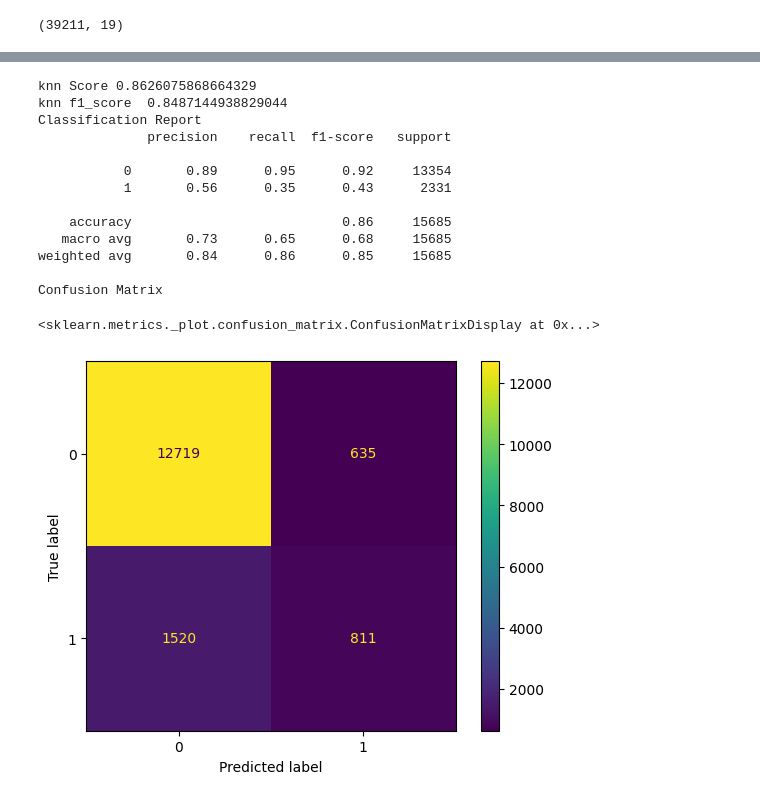
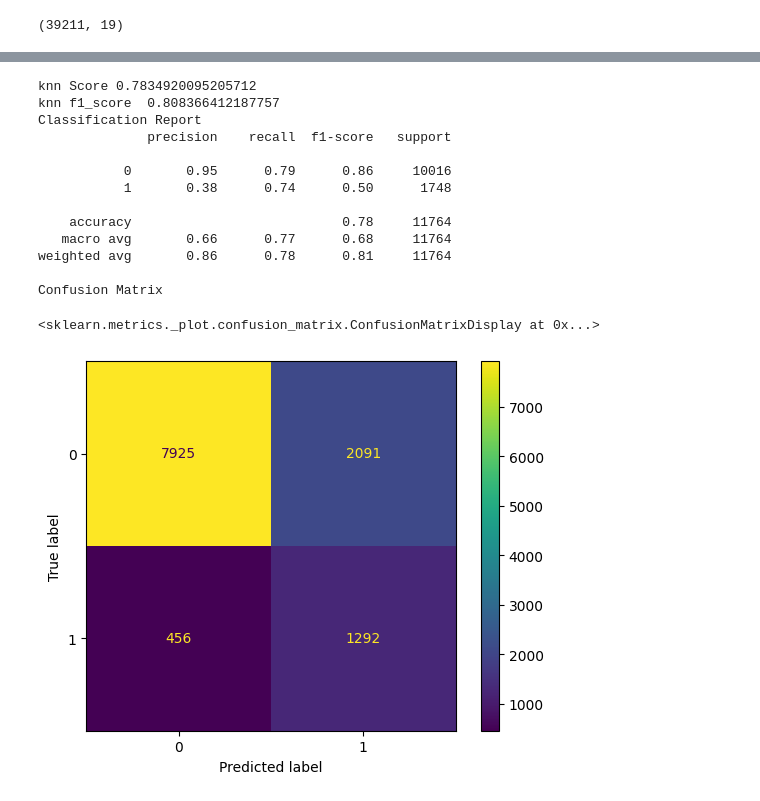
Before and after one commit to linisha04/Predict-the-Success-of-Bank-telemarketing, a Jupyter notebook: liniiiii.ipynb, the cells around one changed output, grey strips where cells are left out. Cells and saved outputs as stored; diff of their text form; code cells hidden in the pictures.

Commit message:
Kaggle Notebook | 22f2000254-notebook-t32024 | 70-randomForestClassifier

```diff
--- a/liniiiii.ipynb
+++ b/liniiiii.ipynb
@@ -930,7 +930,7 @@ from sklearn.pipeline import Pipeline
 from sklearn.metrics import f1_score
 
 
-xtrain , xtest , ytrain , ytest = train_test_split(train , y ,test_size=0.4, random_state=1 , shuffle=True , stratify=y)
+xtrain , xtest , ytrain , ytest = train_test_split(train , y ,test_size=0.3, random_state=1 , shuffle=True , stratify=y)
 
 # xval , xtest , yval , ytest = train_test_split(xtemp , ytemp ,test_size=0.5, random_state=1 , shuffle=True , stratify=ytemp)
 
@@ -1075,42 +1075,42 @@ Confusion Matrix
 # %%
 from sklearn.neighbors import KNeighborsClassifier
 kneighborsClassifier=KNeighborsClassifier(n_jobs=-1 , n_neighbors=5)
-knn=Pipeline([('col_transformer',col_transformer),('kneighborsClassifier',kneighborsClassifier)])
+knn=Pipeline([('col_transformer',col_transformer),('smote' , smote),('kneighborsClassifier',kneighborsClassifier)])
 
 
 knn.fit(xtrain , ytrain)
 
 ypred_knn=knn.predict(xtest)
 
 
 print(   'knn Score'   ,  knn.score(xtest,ytest)  )
 
 
 print(   'knn f1_score '  ,     f1_score(ytest, ypred_knn  , average='weighted')    )
 
 print('Classification Report')
 
 print(classification_report(ytest ,ypred_knn))
 
 print('Confusion Matrix')
 
 ConfusionMatrixDisplay.from_estimator(knn,xtest,ytest)
 # %% [output]
-knn Score 0.8626075868664329
-knn f1_score  0.8487144938829044
+knn Score 0.7834920095205712
+knn f1_score  0.808366412187757
 Classification Report
               precision    recall  f1-score   support
 
-           0       0.89      0.95      0.92     13354
-           1       0.56      0.35      0.43      2331
+           0       0.95      0.79      0.86     10016
+           1       0.38      0.74      0.50      1748
 
-    accuracy                           0.86     15685
-   macro avg       0.73      0.65      0.68     15685
-weighted avg       0.84      0.86      0.85     15685
+    accuracy                           0.78     11764
+   macro avg       0.66      0.77      0.68     11764
+weighted avg       0.86      0.78      0.81     11764
 
 Confusion Matrix
 <sklearn.metrics._plot.confusion_matrix.ConfusionMatrixDisplay at 0x...>
-[figure, old version]
+[figure, new version]
 # %%
 
 #  test=col_transformer.transform(test)
```
Also changed, not shown: parts of 7 cells of this notebook.
